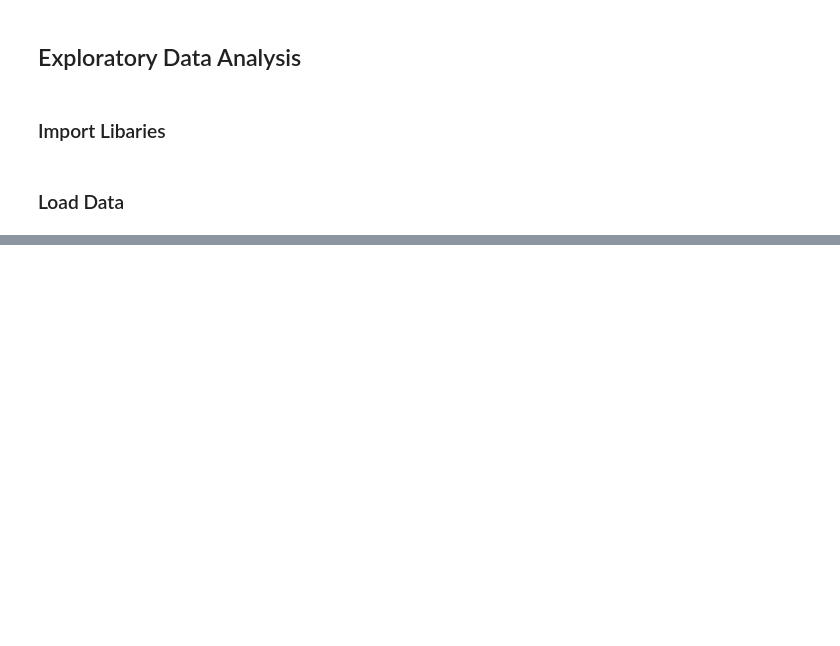
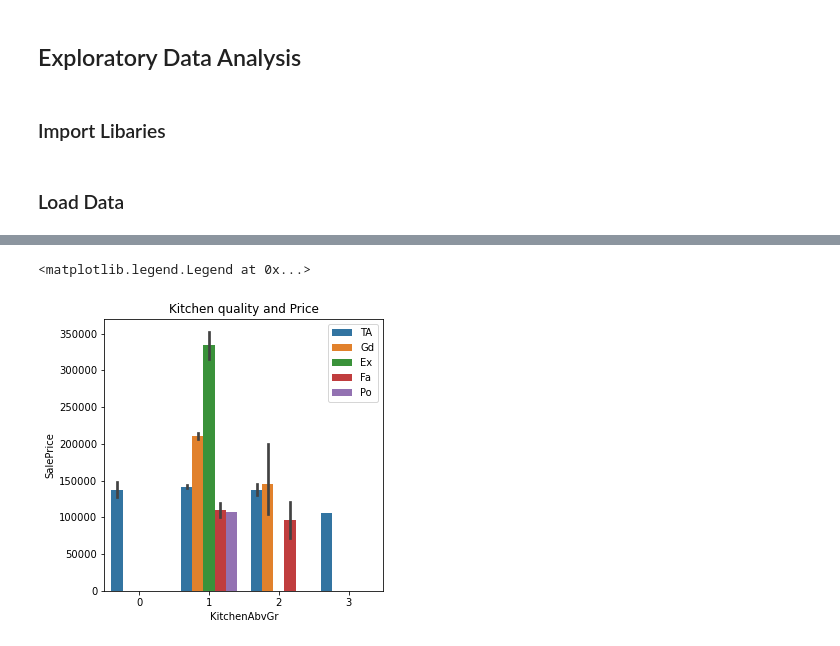
Before and after one commit to danieljinchoy/ames_housing_ml, a Jupyter notebook: EDA.ipynb, the cells around one changed output, grey strips where cells are left out. Saved outputs shown, nothing was run; the diff lists cells and outputs as text; code cells hidden in the pictures; blank space fills up the shorter version.

```diff
--- a/EDA.ipynb
+++ b/EDA.ipynb
@@ -32,0 +35,3 @@ sns.distplot(housing['SalePrice']);
+# %%
+housing3 = pd.concat([housing[housing.columns[53:]],housing['SalePrice']],axis=1)
+housing3.columns
@@ -32,0 +134,8 @@ sns.distplot(housing['SalePrice']);
+# %%
+# Kitchen Quality vs. Price
+plt.figure(figsize=(5,5))
+plt.title('Kitchen quality and Price')
+sns.barplot(x = 'KitchenAbvGr', y = 'SalePrice', data = housing3, hue = 'KitchenQual').legend(loc='upper right')
+# %% [output]
+<matplotlib.legend.Legend at 0x...>
+[figure, added]
```
Also changed, not shown: parts of 22 cells of this notebook.
